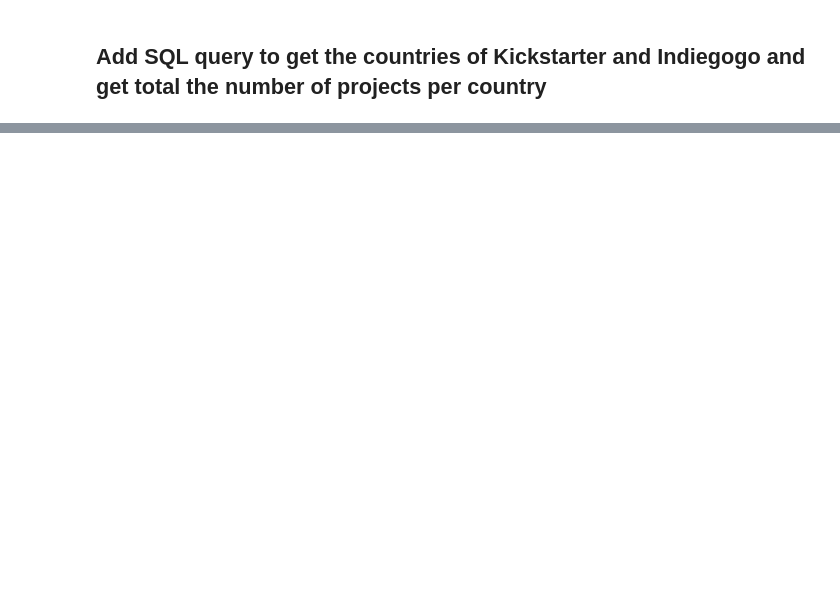
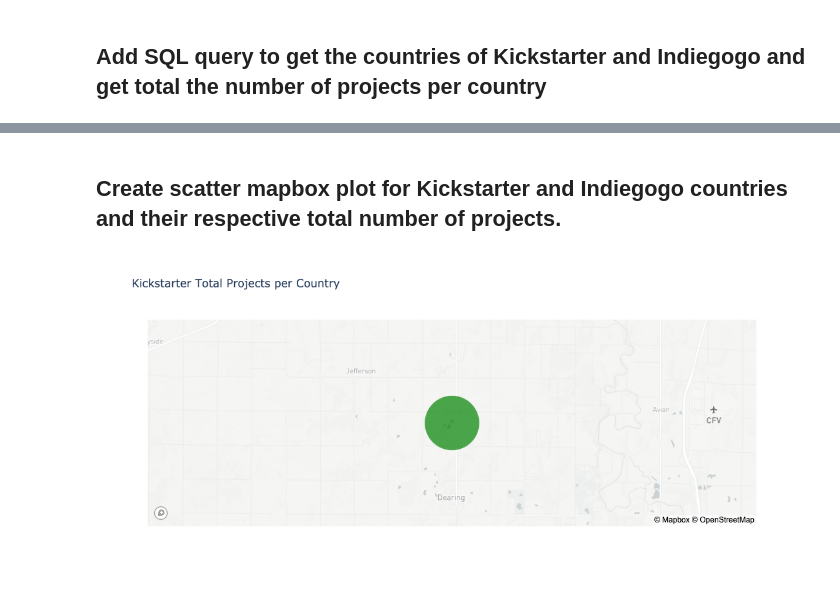
Before and after one commit to Best-Brain-Gang/Crowdfunding_Analysis, a Jupyter notebook: crowdfunding_analyzer.ipynb, the cells around one changed output, grey strips where cells are left out. Cells and saved outputs as stored; diff of their text form; code cells hidden in the pictures; blank space fills up the shorter version.

```diff
--- a/crowdfunding_analyzer.ipynb
+++ b/crowdfunding_analyzer.ipynb
@@ -352,0 +340,21 @@ indiegogo_country_total_df
+# %% [markdown]
+## Create scatter mapbox plot for Kickstarter and Indiegogo countries and their respective total number of projects.
+# %%
+# This will create a scatter mapbox plot for Kickstarter and  their respective longitude and latitude plotted in with total number of projects.
+ks_mapbox_plot = px.scatter_mapbox(
+    ks_country_total_df,
+    title='Kickstarter Total Projects per Country',
+    lat='lat',
+    lon='long',
+    size='Total_number_of_projects',
+    hover_name='Country',
+    size_max=60,
+    zoom= 11, center = {"lat": 37.090240, "lon": -95.712891},
+    color_discrete_sequence=["green"],
+    height=500,
+    width=900
+
+)
+ks_mapbox_plot
+# %% [output]
+[figure, added]
```
Also changed, not shown: parts of 8 cells of this notebook, 2 other files.
